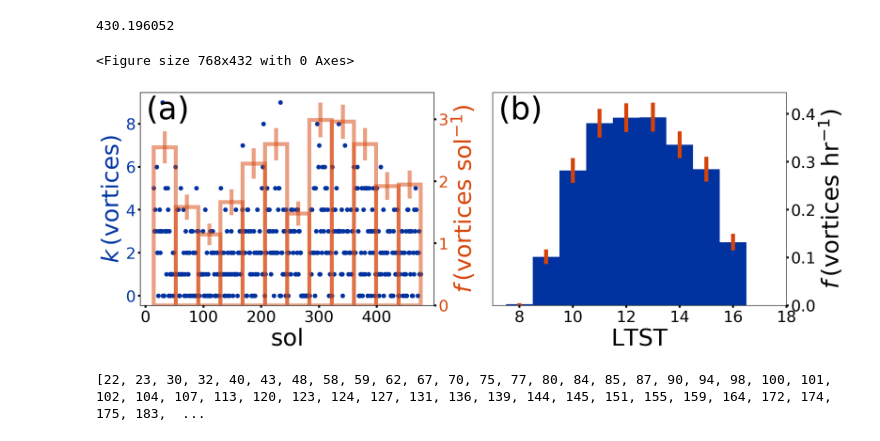
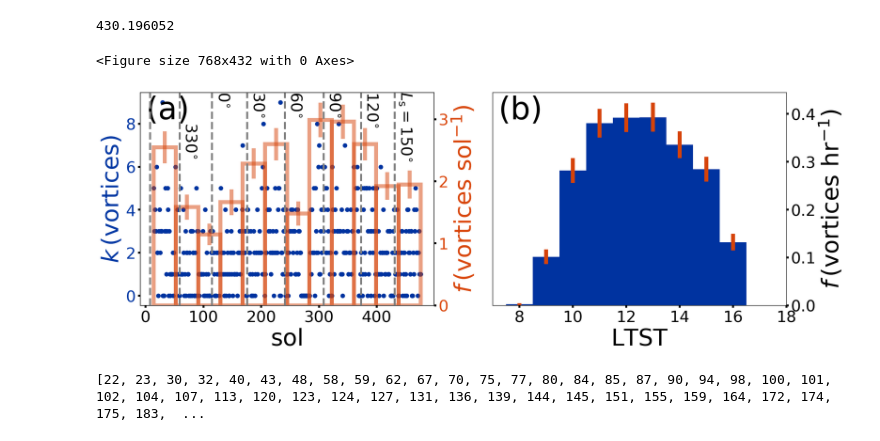
Before and after one commit to BoiseStatePlanetary/Recovering-Martian-Dust-Devil-Population, a Jupyter notebook: code/Finding The Vortices.ipynb, the cells around one changed output. Saved outputs shown, nothing was run; the diff lists cells and outputs as text; code cells hidden in the pictures.

```diff
--- a/code/Finding The Vortices.ipynb
+++ b/code/Finding The Vortices.ipynb
@@ -1399,34 +1399,71 @@ mx_ind = np.argmax(hst)
 # temp_x = bins[0:mx_ind+1][ind]
 # temp_y = hst[0:mx_ind+1][ind]
 # temp_yerr = yerr[0:mx_ind+1][ind]/hst[mx_ind]
 # fit_params = np.polyfit(temp_x, temp_y, 1)
 # ax2.plot(temp_x, np.polyval(fit_params, temp_x), lw=6, ls='--', color='green')
 # ax2.text(0.025, 0.7, r'$\frac{dN}{dt} = %.0f\,{\rm hr^{-1}}$' % fit_params[0]*100,
 #          color='green', fontsize=36, transform=ax2.transAxes, rotation=50)
 
 # print(fit_params)
 # ax2.plot(temp_x, np.polyval(fit_params, temp_x), color=BoiseState_orange, lw=6, ls='--')
 
 # Only include bins to the right of the peak that have points in them
 # ind = hst[mx_ind:] > 0.
 # temp_x = bins[mx_ind:][ind]
 # temp_y = hst[mx_ind:][ind]
 # temp_yerr = yerr[mx_ind:][ind]/hst[mx_ind]
 # fit_params = np.polyfit(temp_x, temp_y, 1)
 # uncertainties = np.sqrt(np.diag(cov))
 # ax2.plot(temp_x, np.polyval(fit_params, temp_x), lw=6, ls='--', color='green')
 # ax2.text(0.02, 0.7, r'$%.0f\pm%.0f\,{\rm hr^{-1}}$' % (fit_params[0], uncertainties[0]),
 #          color='green', fontsize=24, transform=ax2.transAxes, rotation=50)
 
 # print(fit_params)
 # ax2.plot(temp_x, np.polyval(fit_params, temp_x), color=BoiseState_orange, lw=6, ls='--')
 
 # ax2.set_ylim([0.9, 1.3])
 
+# 2021 Jan 14 - Adding Ls using this website - http://www-mars.lmd.jussieu.fr/mars/time/martian_time.html
+#
+# How did I calculate these, you ask? As follows:
+#   1. Choose desired Ls-values to display - 0, 30, 60, etc. (corresponding to Spiga's spacing)
+#   2. Figured out the Mars year and sol when InSight landed using the above website -- MY 34, sol 555
+#   3. Calculated the date corresponding to each Ls for the desired year using this website
+#      (http://www-mars.lmd.jussieu.fr/mars/time/mars_date_to_earth_date.html) -
+#      E.g., Ls = 0 during the first year means MY 35 is 2019 Mar 23. Type that date back into the former
+#      website to calculate the sol # (sol 1 in MY 35)
+#   4. There are 668.59 sols in one Mars year, so since InSight landed in MY 34,
+#      sol 1 in MY 35 is mission sol 668.59 + 1 - 555 = 115.
+#
+# Check notebook notes from today for the conversions!
+ax3.axvline(115, lw=3, ls='--', color='grey', zorder=-1)
+ax3.text(121, 3.25, r'$0^{\circ}$',rotation=-90, color='k', fontsize=24)
+
+ax3.axvline(176, lw=3, ls='--', color='grey', zorder=-1)
+ax3.text(181, 3.25, r'$30^{\circ}$',rotation=-90, color='k', fontsize=24)
+
+ax3.axvline(241, lw=3, ls='--', color='grey', zorder=-1)
+ax3.text(246, 3.25, r'$60^{\circ}$',rotation=-90, color='k', fontsize=24)
+
+ax3.axvline(308, lw=3, ls='--', color='grey', zorder=-1)
+ax3.text(313, 3.25, r'$90^{\circ}$',rotation=-90, color='k', fontsize=24)
+
+ax3.axvline(373, lw=3, ls='--', color='grey', zorder=-1)
+ax3.text(378, 3.25, r'$120^{\circ}$',rotation=-90, color='k', fontsize=24)
+
+ax3.axvline(431, lw=3, ls='--', color='grey', zorder=-1)
+ax3.text(436, 3.25, r'$L_{\rm s} = 150^{\circ}$',rotation=-90, color='k', fontsize=24)
+
+ax3.axvline(8, lw=3, ls='--', color='grey', zorder=-1)
+# ax3.text(13, 3.25, r'$300^{\circ}$',rotation=-90, color='k', fontsize=24)
+
+ax3.axvline(59, lw=3, ls='--', color='grey', zorder=-1)
+ax3.text(64, 2.75, r'$330^{\circ}$',rotation=-90, color='k', fontsize=24)
+
 fig.savefig("../figures/sol_and_t0_histograms.png", dpi=500, bbox_inches="tight")
 # %% [output]
 <Figure size 768x432 with 0 Axes>
-[figure, old version]
+[figure, new version]
 # %%
 # 2020 Oct 16 - Find windspeeds during times and sols when vortices are NOT detected
 
```
Also changed, not shown: 1 other file.
